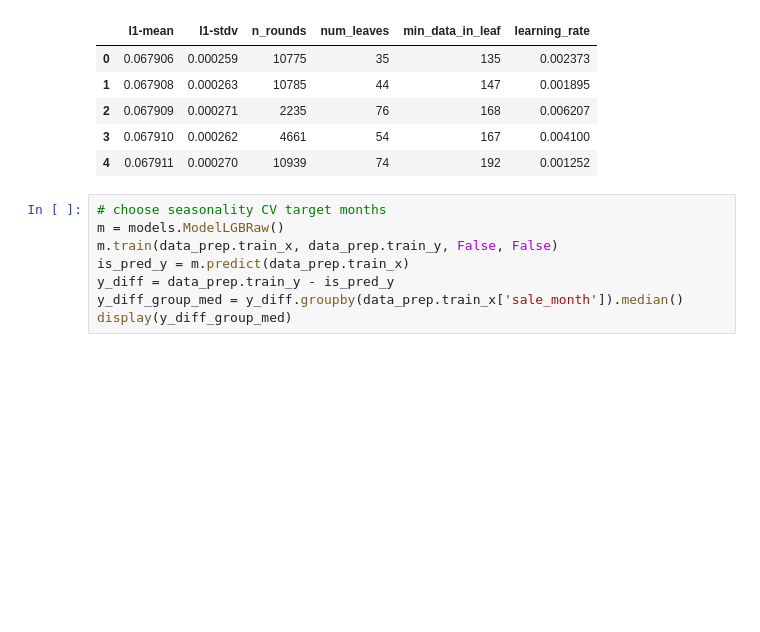
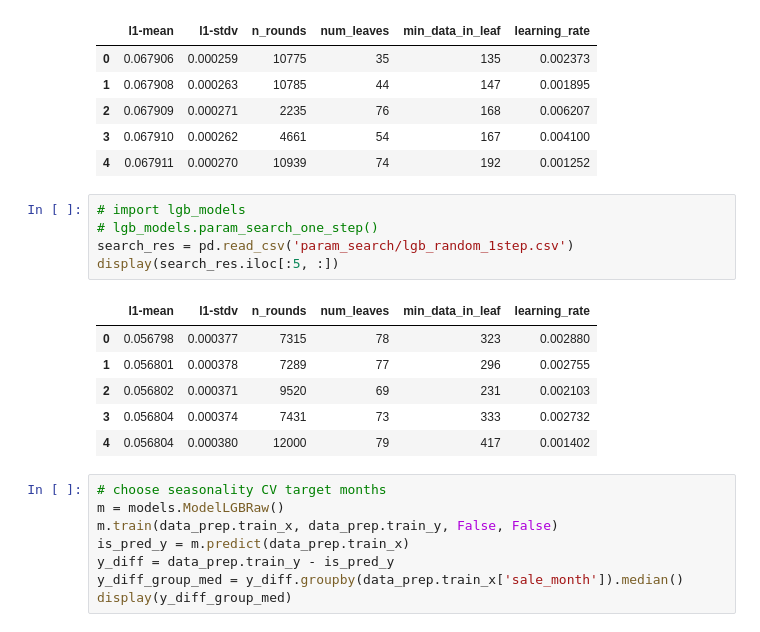
Before and after one commit to mqkh515/udacityMLND, a Jupyter notebook: projects/capstone/project_submit/model_iteration.ipynb, the cells around one changed output. Cells and saved outputs as stored; diff of their text form; blank space fills up the shorter version.

```diff
--- a/projects/capstone/project_submit/model_iteration.ipynb
+++ b/projects/capstone/project_submit/model_iteration.ipynb
@@ -55,6 +55,18 @@ display(search_res.iloc[:5, :])
 | 2 | 0.067909 | 0.000271 | 2235 | 76 | 168 | 0.006207 |
 | 3 | 0.067910 | 0.000262 | 4661 | 54 | 167 | 0.004100 |
 | 4 | 0.067911 | 0.000270 | 10939 | 74 | 192 | 0.001252 |
+# %%
+# import lgb_models
+# lgb_models.param_search_one_step()
+search_res = pd.read_csv('param_search/lgb_random_1step.csv')
+display(search_res.iloc[:5, :])
+# %% [output]
+|  | l1-mean | l1-stdv | n_rounds | num_leaves | min_data_in_leaf | learning_rate |
+| 0 | 0.056798 | 0.000377 | 7315 | 78 | 323 | 0.002880 |
+| 1 | 0.056801 | 0.000378 | 7289 | 77 | 296 | 0.002755 |
+| 2 | 0.056802 | 0.000371 | 9520 | 69 | 231 | 0.002103 |
+| 3 | 0.056804 | 0.000374 | 7431 | 73 | 333 | 0.002732 |
+| 4 | 0.056804 | 0.000380 | 12000 | 79 | 417 | 0.001402 |
 # %%
 # choose seasonality CV target months
 m = models.ModelLGBRaw()
```
Also changed, not shown: parts of 4 cells of this notebook, 7 other files.
